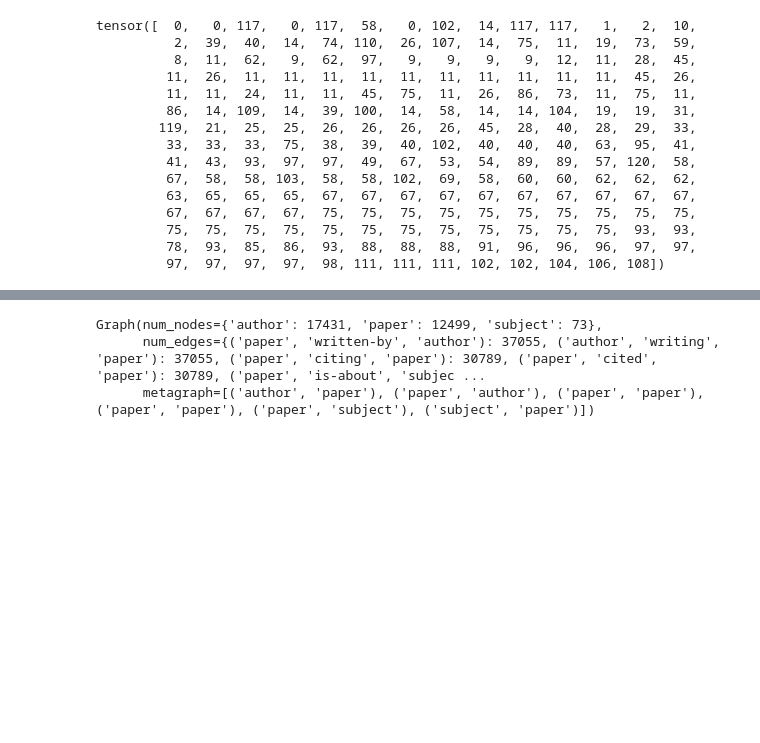
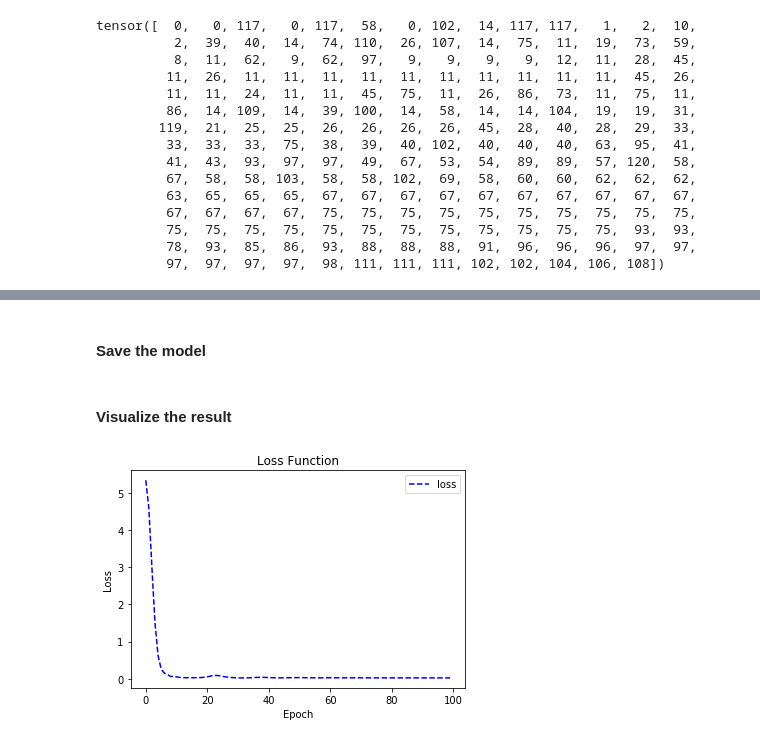
Before and after one commit to pinglab-intern/mesh2molecules, a Jupyter notebook: DGL/GraphBuild.ipynb, the cells around one changed output, grey strips where cells are left out. Saved outputs shown, nothing was run; the diff lists cells and outputs as text; code cells hidden in the pictures; blank space fills up the shorter version.

```diff
--- a/DGL/GraphBuild.ipynb
+++ b/DGL/GraphBuild.ipynb
@@ -117,10 +119,17 @@ class HeteroRGCN(nn.Module):
         h_dict = self.layer2(G, h_dict)
         return h_dict['pathway']
 # %%
-model = HeteroRGCN(G, 10, 10, 208)
+model = HeteroRGCN(G, 1024, 1024, 208)
 opt = torch.optim.Adam(model.parameters(), lr=0.01, weight_decay=5e-4)
 best_val_acc = 0
 best_test_acc = 0
+lossFig = []
+TraAcc = []
+ValAcc = []
+ValAcc = []
+TesAcc = []
+time = list(range(100))
+
 for epoch in range(100):
     logits = model(G)
     loss = F.cross_entropy(logits[train_idx], labels[train_idx])
@@ -139,8 +148,15 @@ for epoch in range(100):
             loss.item(),
             train_acc.item(),
             val_acc.item(),
-            best_val_acc.item(),
+            #best_val_acc.item(),
+            best_val_acc,
             test_acc.item(),
-            best_test_acc.item(),
+            #best_test_acc.item(),
+            best_test_acc
         ))
+
+    lossFig.append(loss.item())
+    TraAcc.append(train_acc.item())
+    ValAcc.append(val_acc.item())
+    TesAcc.append(test_acc.item())
 # %% [output]
@@ -185,14 +182,0 @@ dict
-# %%
-G = dgl.heterograph({
-        ('paper', 'written-by', 'author') : data['PvsA'],
-        ('author', 'writing', 'paper') : data['PvsA'].transpose(),
-        ('paper', 'citing', 'paper') : data['PvsP'],
-        ('paper', 'cited', 'paper') : data['PvsP'].transpose(),
-        ('paper', 'is-about', 'subject') : data['PvsL'],
-        ('subject', 'has', 'paper') : data['PvsL'].transpose(),
-    })
-print(G)
-# %% [output]
-Graph(num_nodes={'author': 17431, 'paper': 12499, 'subject': 73},
-      num_edges={('paper', 'written-by', 'author'): 37055, ('author', 'writing', 'paper'): 37055, ('paper', 'citing', 'paper'): 30789, ('paper', 'cited', 'paper'): 30789, ('paper', 'is-about', 'subjec ...
-      metagraph=[('author', 'paper'), ('paper', 'author'), ('paper', 'paper'), ('paper', 'paper'), ('paper', 'subject'), ('subject', 'paper')])
@@ -200,0 +183,2 @@ Graph(num_nodes={'author': 17431, 'paper': 12499, 'subject': 73},
+# %% [markdown]
+#### Save the model
@@ -200,0 +187,11 @@ Graph(num_nodes={'author': 17431, 'paper': 12499, 'subject': 73},
+# %% [markdown]
+#### Visualize the result
+# %%
+l = plt.plot(time, lossFig, 'b--', label = 'loss')
+plt.title('Loss Function')
+plt.xlabel('Epoch')
+plt.ylabel('Loss')
+plt.legend()
+plt.show()
+# %% [output]
+[figure, added]
```
Also changed, not shown: parts of 12 cells of this notebook, 3 other files.
